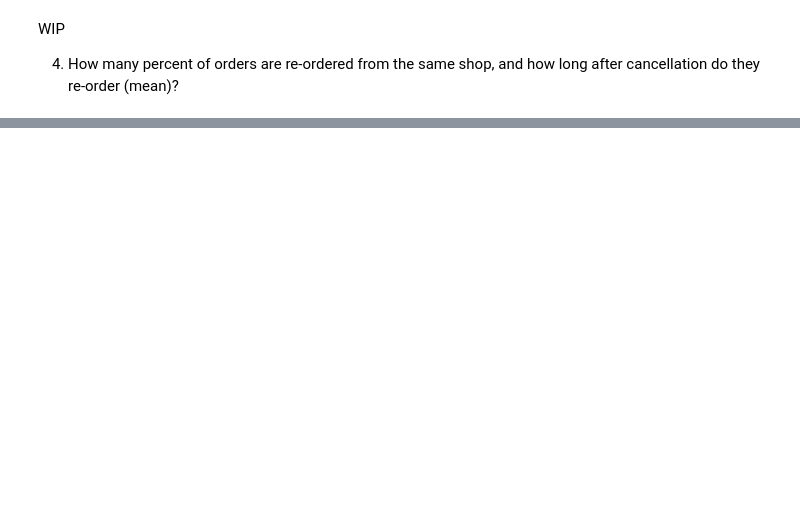
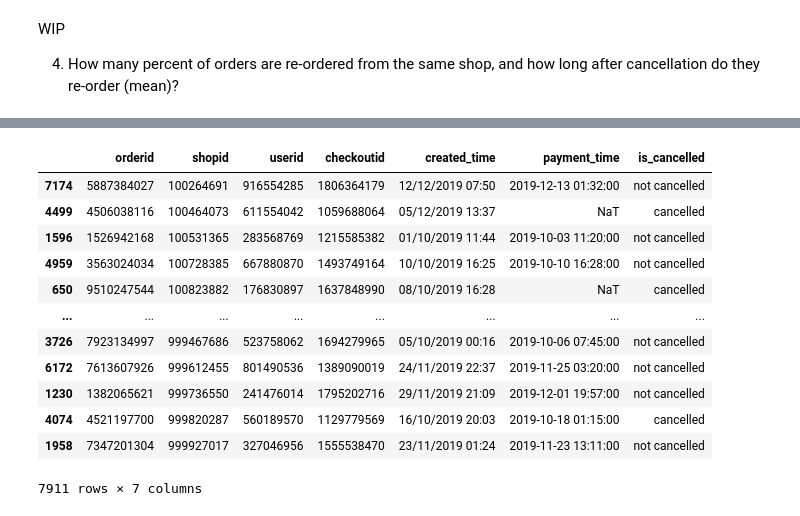
Before and after one commit to flowy-data/ShopeeCodeLeagueWorkshops, a Jupyter notebook: Pandas Workshop by Shopee/Pandas_Workshop.ipynb, the cells around one changed output, grey strips where cells are left out. Cells and saved outputs as stored; diff of their text form; code cells hidden in the pictures; blank space fills up the shorter version.

```diff
--- a/Pandas Workshop by Shopee/Pandas_Workshop.ipynb
+++ b/Pandas Workshop by Shopee/Pandas_Workshop.ipynb
@@ -121,0 +145,4 @@ Rows, Columns: 7911,14
+# %%
+#find repeated columns
+col_dup = df_merge.columns[df_merge.columns.str.contains("_y")]
+col_dup
@@ -200,3 +329,8 @@ most of the cancelled transactions are from credit cards
 WIP
 
 4. How many percent of orders are re-ordered from the same shop, and how long after cancellation do they re-order (mean)?
+# %%
+df_merge.head()
+
+df_merge[["orderid","shopid","userid","checkoutid", "created_time","payment_time","is_cancelled"]].sort_values(["shopid","userid"])
+# %% [output]
@@ -202,0 +343,13 @@ WIP
+|  | orderid | shopid | userid | checkoutid | created_time | payment_time | is_cancelled |
+| 7174 | 5887384027 | 100264691 | 916554285 | 1806364179 | 12/12/2019 07:50 | 2019-12-13 01:32:00 | not cancelled |
+| 4499 | 4506038116 | 100464073 | 611554042 | 1059688064 | 05/12/2019 13:37 | NaT | cancelled |
+| 1596 | 1526942168 | 100531365 | 283568769 | 1215585382 | 01/10/2019 11:44 | 2019-10-03 11:20:00 | not cancelled |
+| 4959 | 3563024034 | 100728385 | 667880870 | 1493749164 | 10/10/2019 16:25 | 2019-10-10 16:28:00 | not cancelled |
+| 650 | 9510247544 | 100823882 | 176830897 | 1637848990 | 08/10/2019 16:28 | NaT | cancelled |
+| ... | ... | ... | ... | ... | ... | ... | ... |
+| 3726 | 7923134997 | 999467686 | 523758062 | 1694279965 | 05/10/2019 00:16 | 2019-10-06 07:45:00 | not cancelled |
+| 6172 | 7613607926 | 999612455 | 801490536 | 1389090019 | 24/11/2019 22:37 | 2019-11-25 03:20:00 | not cancelled |
+| 1230 | 1382065621 | 999736550 | 241476014 | 1795202716 | 29/11/2019 21:09 | 2019-12-01 19:57:00 | not cancelled |
+| 4074 | 4521197700 | 999820287 | 560189570 | 1129779569 | 16/10/2019 20:03 | 2019-10-18 01:15:00 | cancelled |
+| 1958 | 7347201304 | 999927017 | 327046956 | 1555538470 | 23/11/2019 01:24 | 2019-11-23 13:11:00 | not cancelled |
+7911 rows × 7 columns
```
Also changed, not shown: parts of 30 cells of this notebook.
